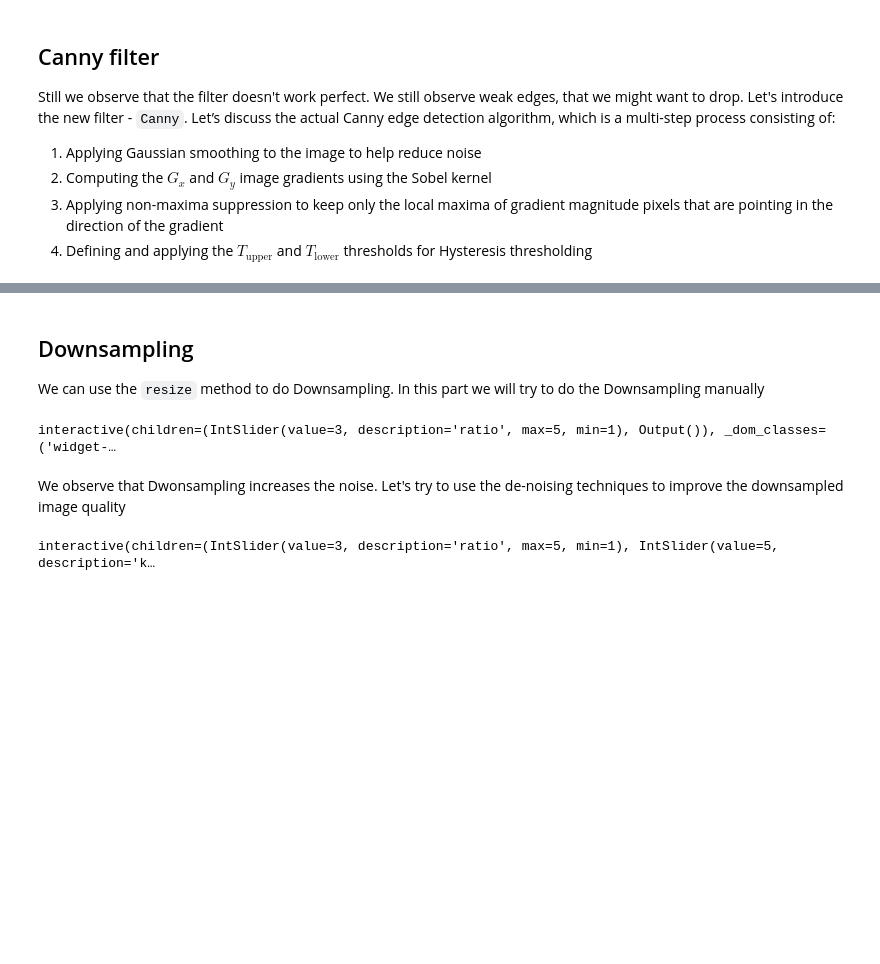
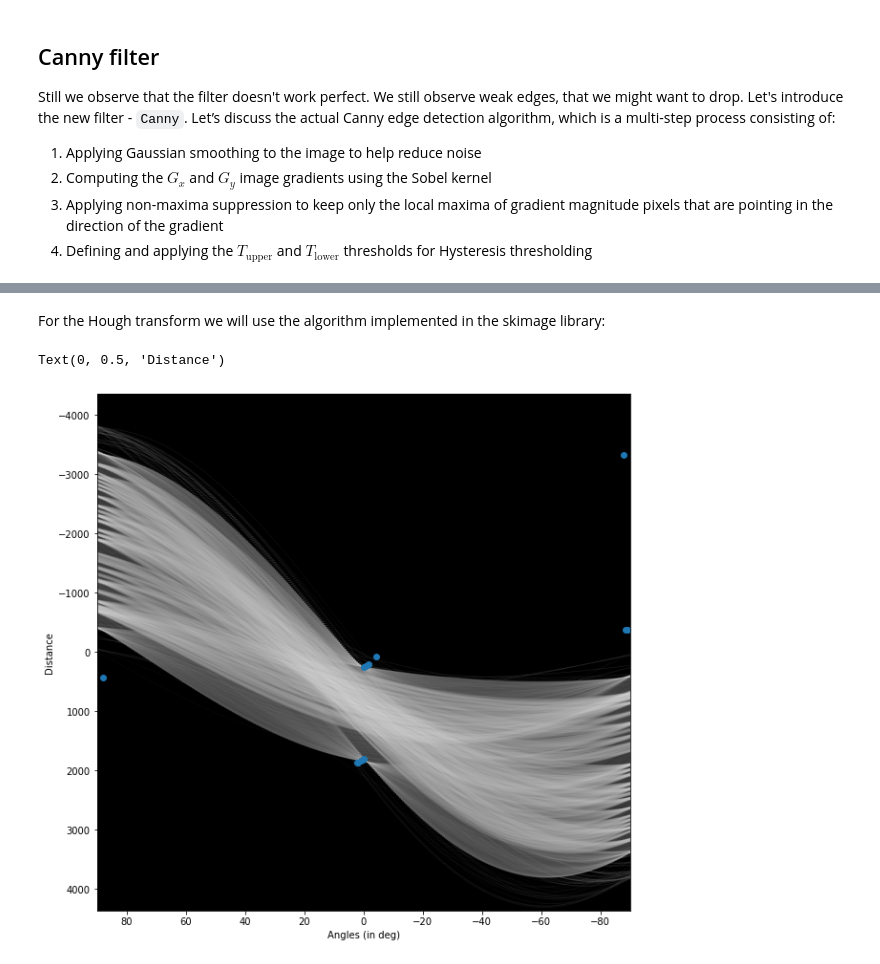
Before and after one commit to borislevant/python4cv, a Jupyter notebook: edges_canny_hough.ipynb, the cells around one changed output, grey strips where cells are left out. Drawn from its saved outputs; the diff is of its cells as text; code cells hidden in the pictures; blank space fills up the shorter version.

````diff
--- a/edges_canny_hough.ipynb
+++ b/edges_canny_hough.ipynb
@@ -408,33 +183,19 @@ interactive(children=(IntSlider(value=3, description='ratio', max=7, min=1), Dro
-# %% [markdown]
-## Downsampling
-
-We can use the ```resize``` method to do Downsampling. In this part we will try to do the Downsampling manually
-# %%
-def show_downsampled_image(ratio=3):
-    img_downsampled = imhead[::ratio, ::ratio, :]
-    fig, ax = plt.subplots(nrows=1, ncols=2, figsize=(20, 10))
-    ax[0].imshow(imhead)
-    ax[0].set_title('Original Image')
-    ax[1].imshow(img_downsampled)
-    ax[1].set_title('Downsampled Image')
-    plt.show()
-
-interact(show_downsampled_image, ratio=(1, 5));
-# %% [output]
-interactive(children=(IntSlider(value=3, description='ratio', max=5, min=1), Output()), _dom_classes=('widget-…
-# %% [markdown]
-We observe that Dwonsampling increases the noise. Let's try to use the de-noising techniques to improve the downsampled image quality
-# %%
-def show_downsampled_denoised_image(ratio=3, kernel_size=5):
-    imhead_noisy_smooth = cv2.GaussianBlur(imhead, (kernel_size, kernel_size), 0, 0).copy()
-    img_downsampled = imhead_noisy_smooth[::ratio, ::ratio, :]
-    fig, ax = plt.subplots(nrows=1, ncols=2, figsize=(20, 10))
-    ax[0].imshow(imhead)
-    ax[0].set_title('Original Image')
-    ax[1].imshow(img_downsampled)
-    ax[1].set_title('Downsampled Image')
-    plt.show()
-
-interact(show_downsampled_denoised_image, ratio=(1, 5), kernel_size=(3, 7, 2));
-# %% [output]
-interactive(children=(IntSlider(value=3, description='ratio', max=5, min=1), IntSlider(value=5, description='k…
+# %% [markdown]
+For the Hough transform we will use the algorithm implemented in the skimage library:
+# %%
+from skimage.transform import hough_line, hough_line_peaks
+from matplotlib import cm
+
+h, theta, d = hough_line(img_ticket_edges, theta=np.linspace(-np.pi/2, np.pi/2, 360))
+v, angle, dist = hough_line_peaks(h, theta, d)
+
+plt.figure(figsize=(10, 10))
+plt.imshow(np.log(1 + h),
+             extent=[np.rad2deg(theta[-1]), np.rad2deg(theta[0]), d[-1], d[0]],
+             cmap=cm.gray, aspect=1/50)
+plt.scatter(np.rad2deg(angle), dist)
+plt.xlabel('Angles (in deg)')
+plt.ylabel('Distance')
+# %% [output]
+Text(0, 0.5, 'Distance')
+[figure, added]
````
Also changed, not shown: parts of 34 cells of this notebook.
